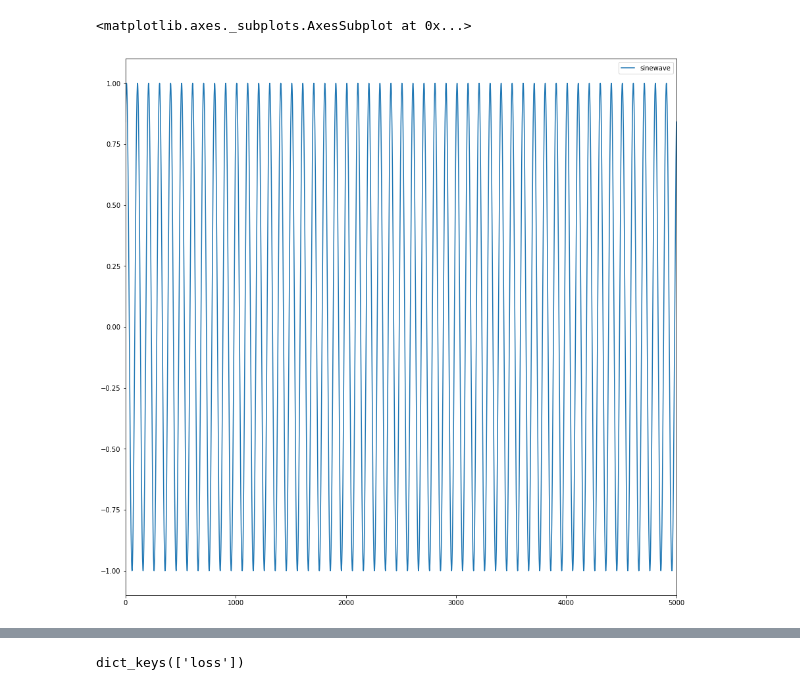
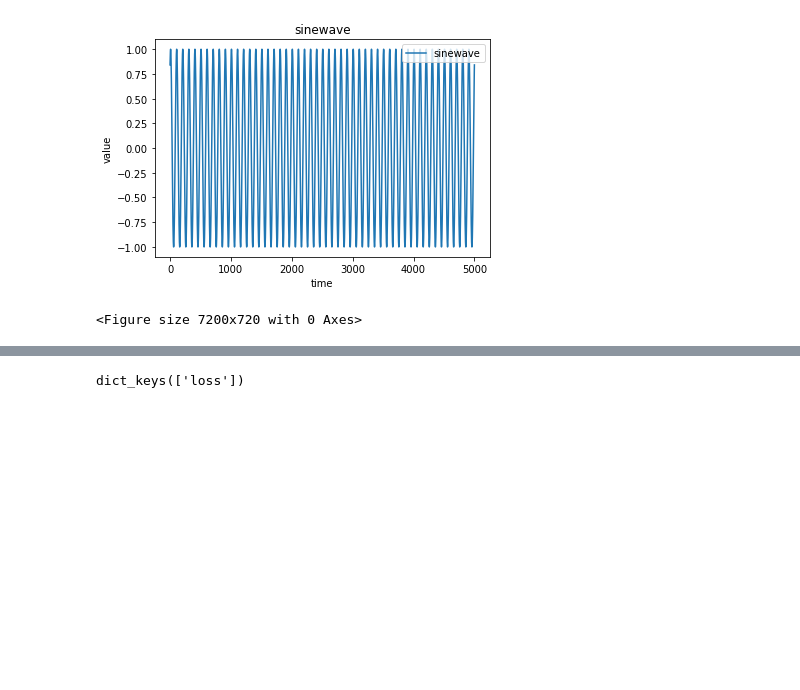
Before and after one commit to swlee052/deep-learning-time-series-anomaly-detection, a Jupyter notebook: DeepAnT_main.ipynb, the cells around one changed output, grey strips where cells are left out. Cells and saved outputs as stored; diff of their text form; code cells hidden in the pictures; blank space fills up the shorter version.

```diff
--- a/DeepAnT_main.ipynb
+++ b/DeepAnT_main.ipynb
@@ -49,11 +47,16 @@ anm_det_thr = 0.8        # Threshold for classifying anomaly (0.5~0.8)
 # %%
                 """Data loading"""
 df = pd.read_csv('https://raw.githubusercontent.com/swlee23/Deep-Learning-Time-Series-Anomaly-Detection/master/data/sinewave.csv')
-df.head()
-df.plot(figsize=(15,15))
+plt.plot(df['sinewave'])
+plt.title('sinewave')
+plt.ylabel('value')
+plt.xlabel('time')
+plt.legend(['sinewave'], loc='upper right')
+plt.figure(figsize=(100,10))
+plt.show()
 # %% [output]
+[figure, new version]
-<matplotlib.axes._subplots.AxesSubplot at 0x...>
+<Figure size 7200x720 with 0 Axes>
-[figure, old version]
 # %%
               """Data preprocessing"""
 # split a univariate sequence into samples
```
Also changed, not shown: parts of 5 cells of this notebook.
